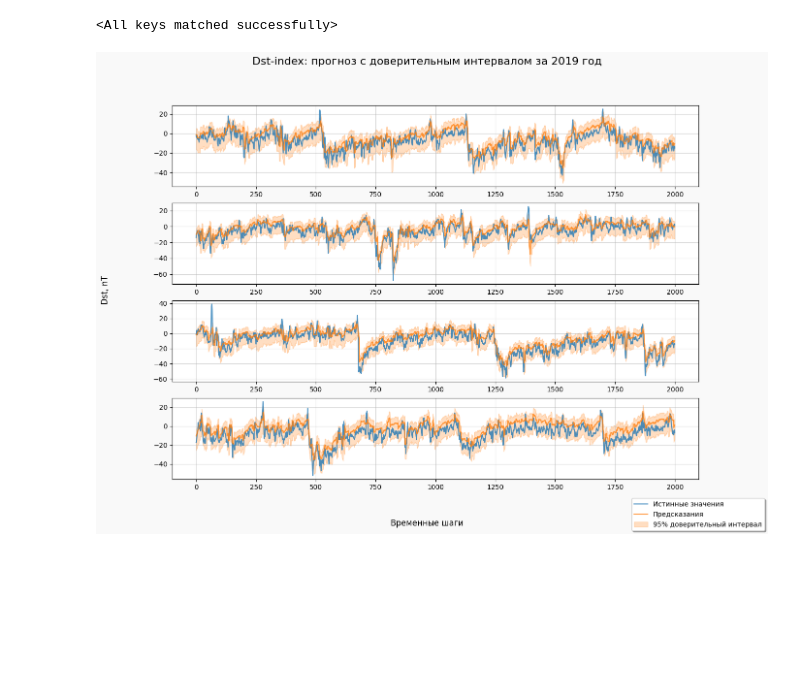
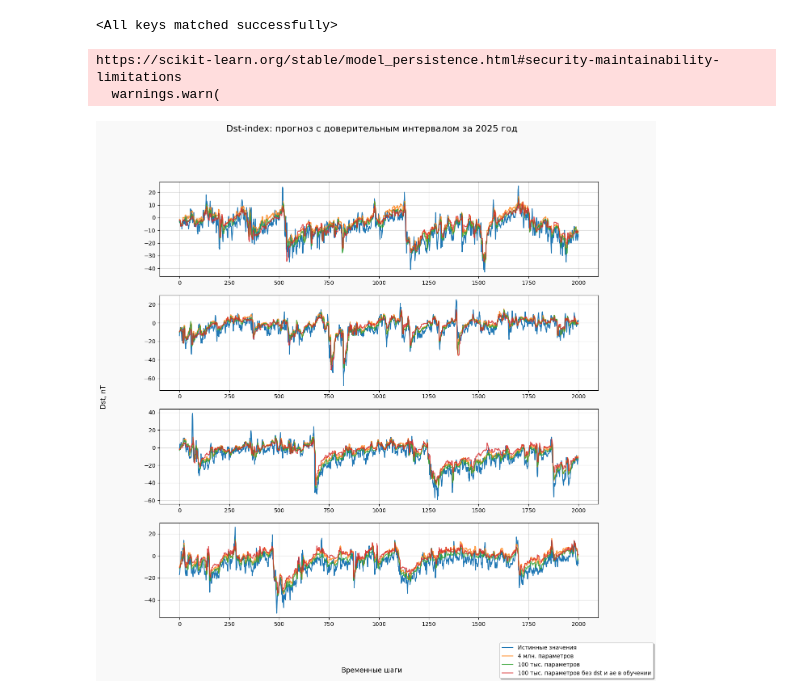
Before and after one commit to neZorinEgor/magnesis, a Jupyter notebook: notebooks/inference.ipynb, the cells around one changed output. Saved outputs shown, nothing was run; the diff lists cells and outputs as text; code cells hidden in the pictures; blank space fills up the shorter version.

Commit message:
feat: add models analys

```diff
--- a/notebooks/inference.ipynb
+++ b/notebooks/inference.ipynb
@@ -614,6 +616,6 @@ calculate_forecasting_metrics(y_pred, y_true)
 | 1 | 3 | 6.05 | 4.78 | 3.966516e+15 |
 | 2 | 6 | 5.46 | 4.36 | 2.051166e+15 |
 # %%
-dst_inference_2025 = inference_with_ci(dst_model, loader_by_2025, y_scaler, lmbda=lmbda)
-dst_inference_2025_v2 = inference_with_ci_v2(net_v2, loader_by_2025_v2, y_scaler, lmbda=lmbda)
+# dst_inference_2025 = inference_with_ci(dst_model, loader_by_2025, y_scaler, lmbda=lmbda)
+# dst_inference_2025_v2 = inference_with_ci_v2(net_v2, loader_by_2025_v2, y_scaler, lmbda=lmbda)
 # %% [output]
@@ -735,6 +737,7 @@ def make_dataset_v2(
     path,
     x_scaler,
     y_scaler,
+    with_ae_and_dst: bool,
     X_window_size=24*7,
     y_window_size=6,
     batch_size=32,
@@ -784,6 +787,8 @@ def make_dataset_v2(
     # dataset_to_preprocess["AE"] = ae_log_data
 
     X_test, y_test = dataset_to_preprocess.drop(columns=["datetime"]), dataset_to_preprocess[["Dst", "AE"]]
+    if not with_ae_and_dst:
+        X_test = X_test.drop(columns=["Dst", "AE"])
 
     X_test_scaled = x_scaler.transform(X_test)
 
@@ -944,9 +991,24 @@ loader_by_2019_v2 = make_dataset_v2(
     path="../data/datasets/test_2019.csv",
     x_scaler=X_scaler,
     y_scaler=y_scaler,
+    with_ae_and_dst=True,
+)
+loader_by_2019_without_ae_and_dst = make_dataset_v2(
+    path="../data/datasets/test_2019.csv",
+    x_scaler=joblib.load("../data/weights/v3/X_scaler_without_dst_and_ae.joblib"),
+    y_scaler=y_scaler,
+    with_ae_and_dst=False,
 )
 loader_by_2025_v2 = make_dataset_v2(
     path="../data/datasets/test_2025.csv",
     x_scaler=X_scaler,
     y_scaler=y_scaler,
+    with_ae_and_dst=True,
 )
+# %% [output]
+https://scikit-learn.org/stable/model_persistence.html#security-maintainability-limitations
+  warnings.warn(
+# %%
+dst_large_inference_2019 = inference_with_ci_v2(net_v2_large, loader_by_2019_v2, y_scaler, lmbda=None)
+dst_lite_inference_2019 = inference_with_ci_v2(net_v3_lite, loader_by_2019_v2, y_scaler, lmbda=None)
+dst_lite_inference_2019_without_dst_and_ae = inference_with_ci_v2(net_v4_lite, loader_by_2019_without_ae_and_dst, y_scaler, lmbda=None)
@@ -953,31 +1017,24 @@ loader_by_2025_v2 = make_dataset_v2(
 # %%
-dst_inference_2019 = inference_with_ci_v2(net_v2, loader_by_2019_v2, y_scaler, lmbda=lmbda)
-
-fig, axes = plt.subplots(4, 1, figsize=(14, 10))
+fig, axes = plt.subplots(4, 1, figsize=(14, 14))
 axes = axes.flatten()
 fig
 for idx, x in enumerate([(0, 2000), (2000, 4000), (4000, 6000,), (6000, 8000)]):
     start, end = x
-    axes[idx].plot(dst_inference_2019["dst_labels"][start:end], label='Истинные значения', color='#1f77b4', linewidth=1.5, alpha=0.8)
-    axes[idx].plot(dst_inference_2019["dst_preds"][start:end], label='Предсказания', color='#ff7f0e', linewidth=1.5, alpha=0.8)
-    axes[idx].fill_between(
-        range(len(dst_inference_2019["dst_preds"][start:end])),
-        dst_inference_2019["dst_ci_lower"][start:end],
-        dst_inference_2019["dst_ci_upper"][start:end],
-        color='#ff7f0e',
-        alpha=0.25,
-        label='95% доверительный интервал'
-    )
+    axes[idx].plot(dst_large_inference_2019["dst_labels"][start:end], label='Истинные значения')
+    axes[idx].plot(dst_large_inference_2019["dst_preds"][start:end], label='4 млн. параметров', alpha=0.8, )
+    axes[idx].plot(dst_lite_inference_2019["dst_preds"][start:end], label='100 тыс. параметров', alpha=0.8,)
+    axes[idx].plot(dst_lite_inference_2019_without_dst_and_ae["dst_preds"][start:end], label='100 тыс. параметров без dst и ae в обучении', alpha=0.8)
+    # axes[idx].plot(dst_lite_inference_2019_log["dst_preds"][start:end], label='100 тыс. параметров', alpha=0.8, color="black")
     axes[idx].grid(alpha=0.5)
 
-fig.suptitle('Dst-index: прогноз с доверительным интервалом за 2019 год', fontsize=16)
+fig.suptitle('Dst-index: прогноз с доверительным интервалом за 2025 год', fontsize=16)
 handles, labels = axes[0].get_legend_handles_labels()
 fig.legend(handles, labels, loc='lower right', fontsize=10, frameon=True, fancybox=True, shadow=True)
 fig.supxlabel('Временные шаги', fontsize=12)
 fig.supylabel('Dst, nT', fontsize=12)
 fig.patch.set_facecolor('#f9f9f9')
 plt.show()
 # %% [output]
-[figure, old version]
+[figure, new version]
 # %%
 limit = 8000
```
Also changed, not shown: parts of 18 cells of this notebook, 1 other file.
